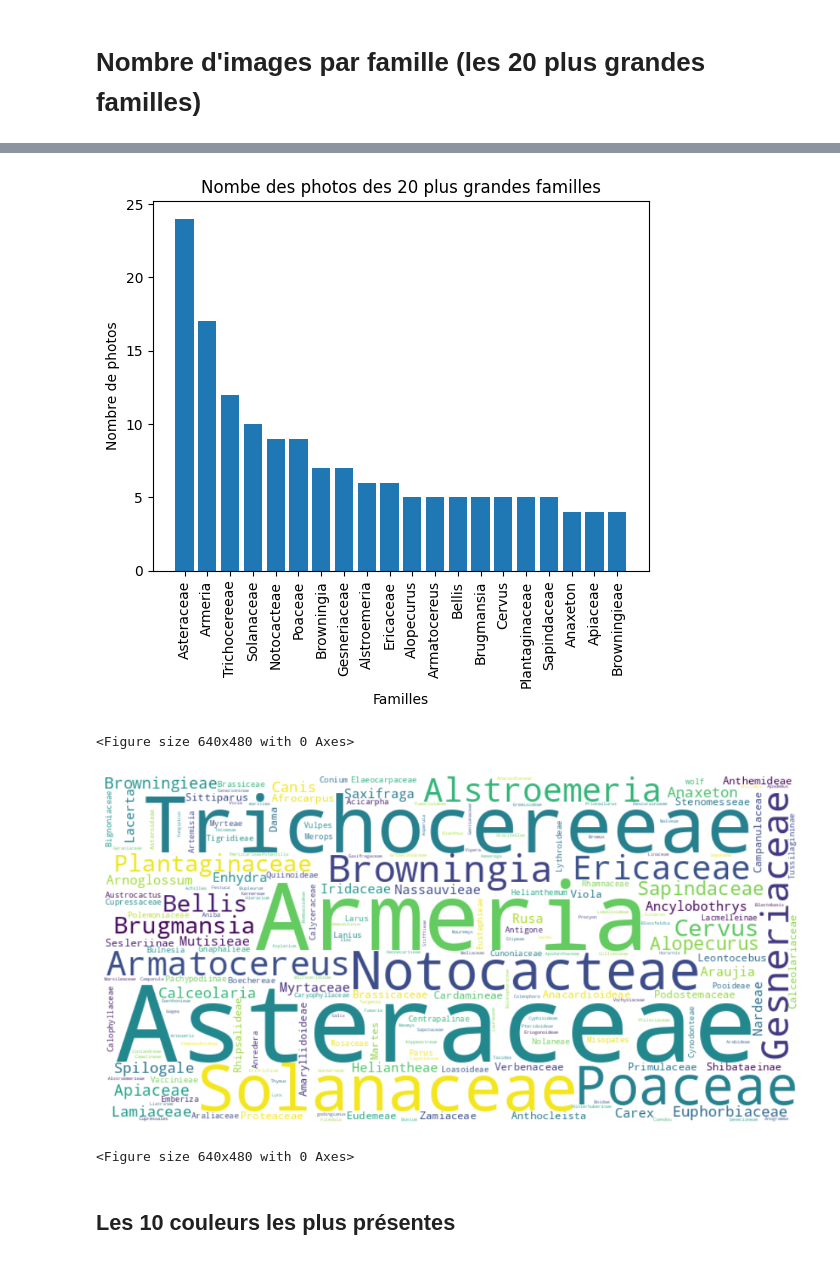
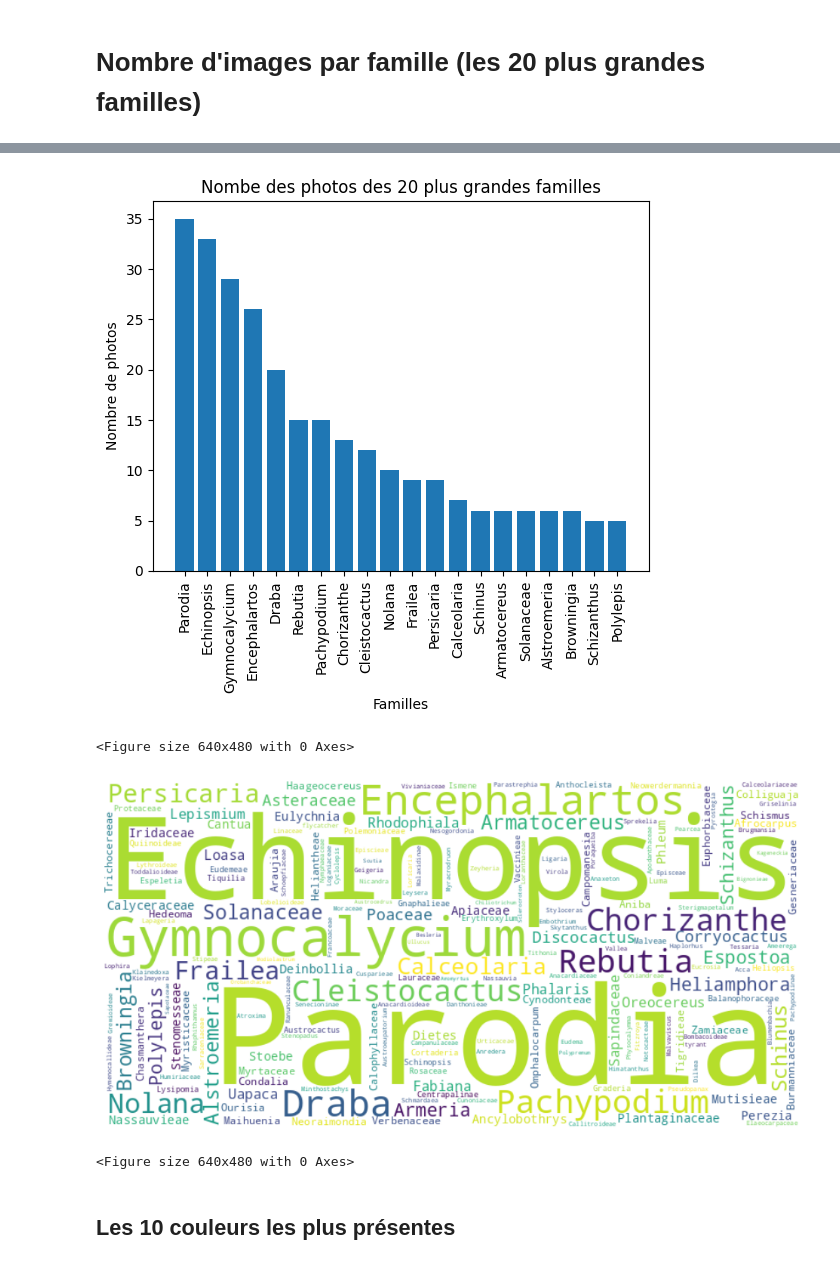
Before and after one commit to EBMBA/ICS-BigData-Project, a Jupyter notebook: Visualisation_Taxon.ipynb, the cells around one changed output, grey strips where cells are left out. Saved outputs shown, nothing was run; the diff lists cells and outputs as text; code cells hidden in the pictures.

```diff
--- a/Visualisation_Taxon.ipynb
+++ b/Visualisation_Taxon.ipynb
@@ -213,7 +231,7 @@ plot.savefig('./visualisation_images/families.png')
 <Figure size 640x480 with 0 Axes>
 # %%
 plot.title("Nombe des photos des 20 plus grandes familles")
-plot.bar(top_families.index, top_families.values)
+plot.bar(labels, sizes)
 plot.xlabel('Familles')
 plot.xticks(rotation=90)
 plot.ylabel('Nombre de photos')
@@ -221,24 +239,29 @@ plot.ylabel('Nombre de photos')
 
 plot.savefig('./visualisation_images/top_families.png')
 # %% [output]
-[figure, old version]
+[figure, new version]
 <Figure size 640x480 with 0 Axes>
 # %%
 import matplotlib.pyplot as plt
 from wordcloud import WordCloud
+from pyspark.sql.functions import collect_list, concat_ws
 
-captions = ' '.join(df['family'].astype(str))
+captions = dfspark.select(collect_list('family').alias('family_list')) \
+             .select(concat_ws(' ', 'family_list').alias('captions')) \
+             .collect()[0]['captions']
+
+# captions = ' '.join(df['family'].astype(str))
 
 wordcloud = WordCloud(width=800, height=400, max_words=200, background_color='white').generate(captions)
 
 plt.figure(figsize=(12, 6))
 plt.imshow(wordcloud, interpolation='bilinear')
 plt.axis('off')
 #plt.show()
 
 plt.savefig('./visualisation_images/worldcloud_families.png')
 # %% [output]
-[figure, old version]
+[figure, new version]
 <Figure size 640x480 with 0 Axes>
 # %% [markdown]
 ## Les 10 couleurs les plus présentes
```
Also changed, not shown: parts of 14 cells of this notebook, 21 other files.
